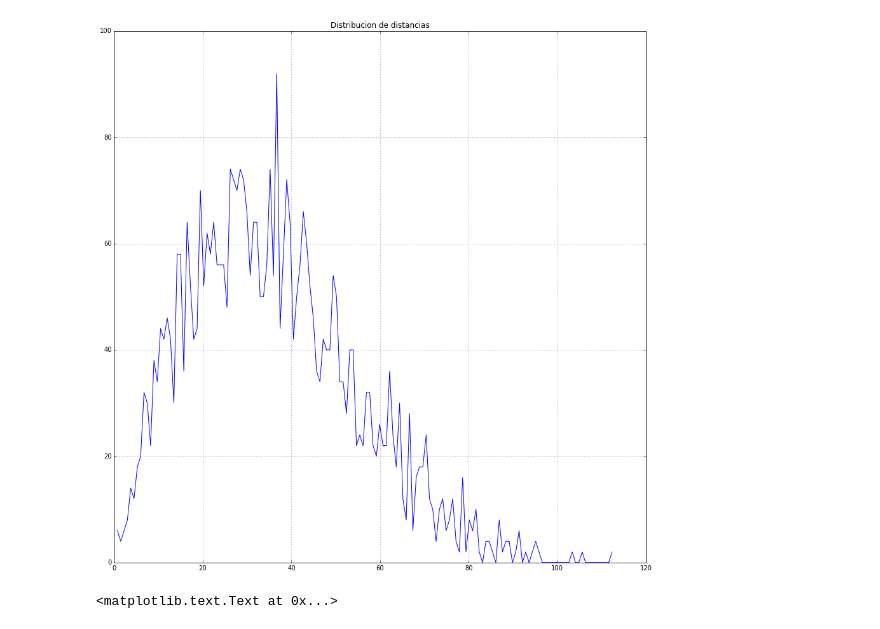
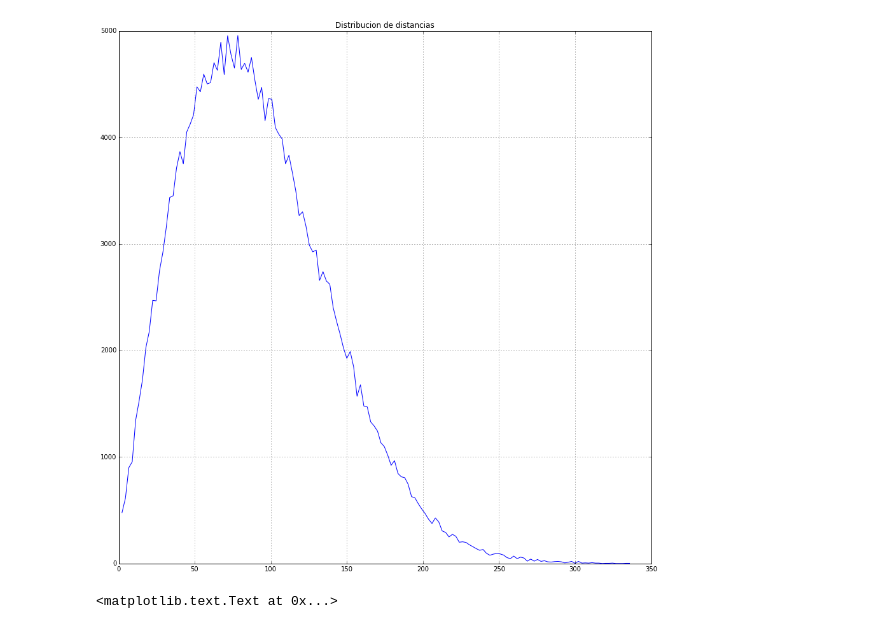
Before and after one commit to martinzh/CollectiveDynamics.jl, a Jupyter notebook: DataAnalysis.ipynb, the cells around one changed output. Cells and saved outputs as stored; diff of their text form; code cells hidden in the pictures.

```diff
--- a/DataAnalysis.ipynb
+++ b/DataAnalysis.ipynb
@@ -50,7 +50,7 @@ r0 = 4.0
 
 fig = plt.figure(figsize=(15,15), dpi = 300)
 
-t = 100 #paso de tiempo
+t = 3000 #paso de tiempo
 
 ruta_dist = path + "dists/" + repr(t) + ".txt"
 dists = open(ruta_dist, 'rb')
@@ -80,34 +80,34 @@ for line in dists.readlines():
 DD.sort()
 
 #print DD[0]
 #print len(DD)
 
 epsilon = DD[-1]/num_bin
 
 for dist in DD:
 
     b = dist/epsilon
 
     if b>0: hist[int(b-1)] += 1.
 
 #print hist
 
 #print DD[-1]
 #print len(DD)
 #print DD[0]
 #print DD[len(DD)-1]
 
 #print bins
 #print epsilon*bins
 
 plt.plot(epsilon*bins,hist)
 plt.title('Distribucion de distancias');
 plt.grid(True)
 
 
 #print epsilon
 # %% [output]
-[figure, old version]
+[figure, new version]
 # %%
 #print R
 
```
Also changed, not shown: parts of 1 cell of this notebook.
